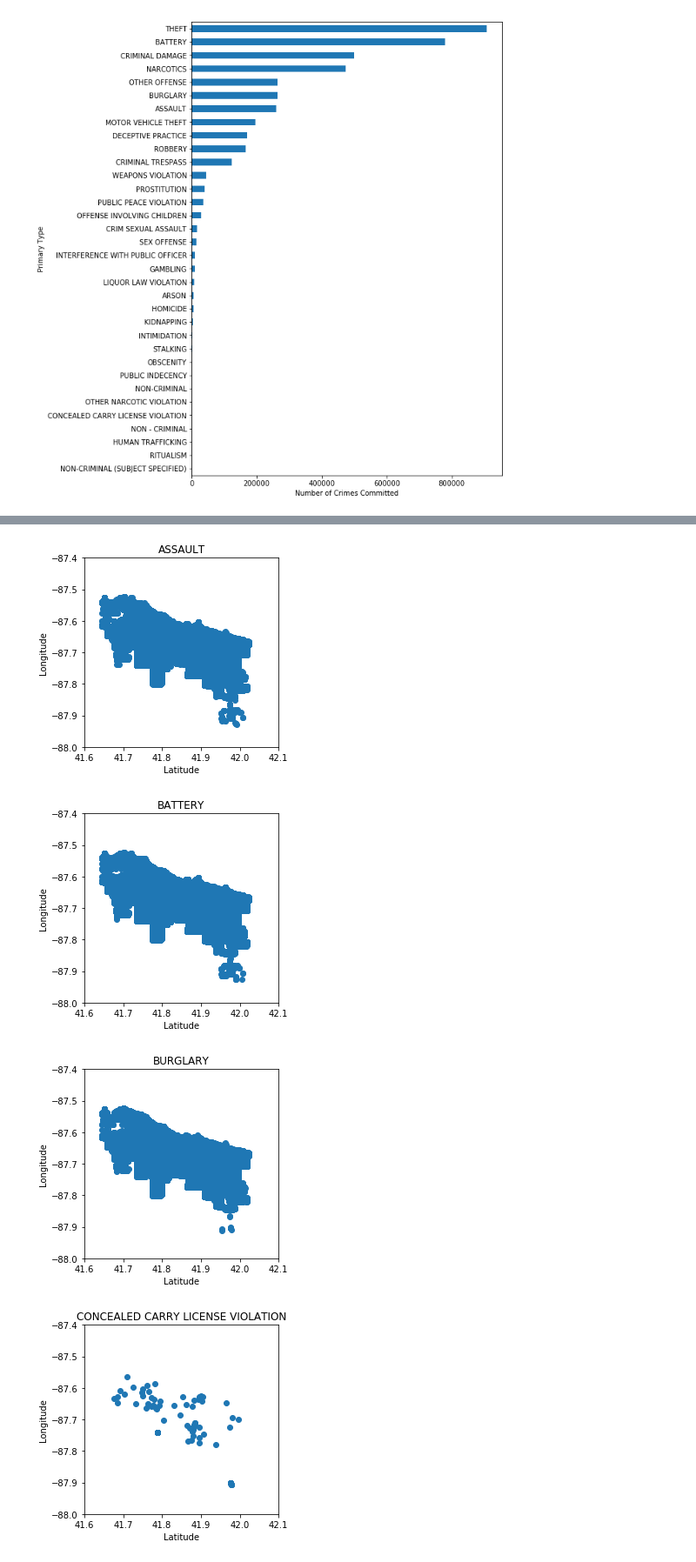
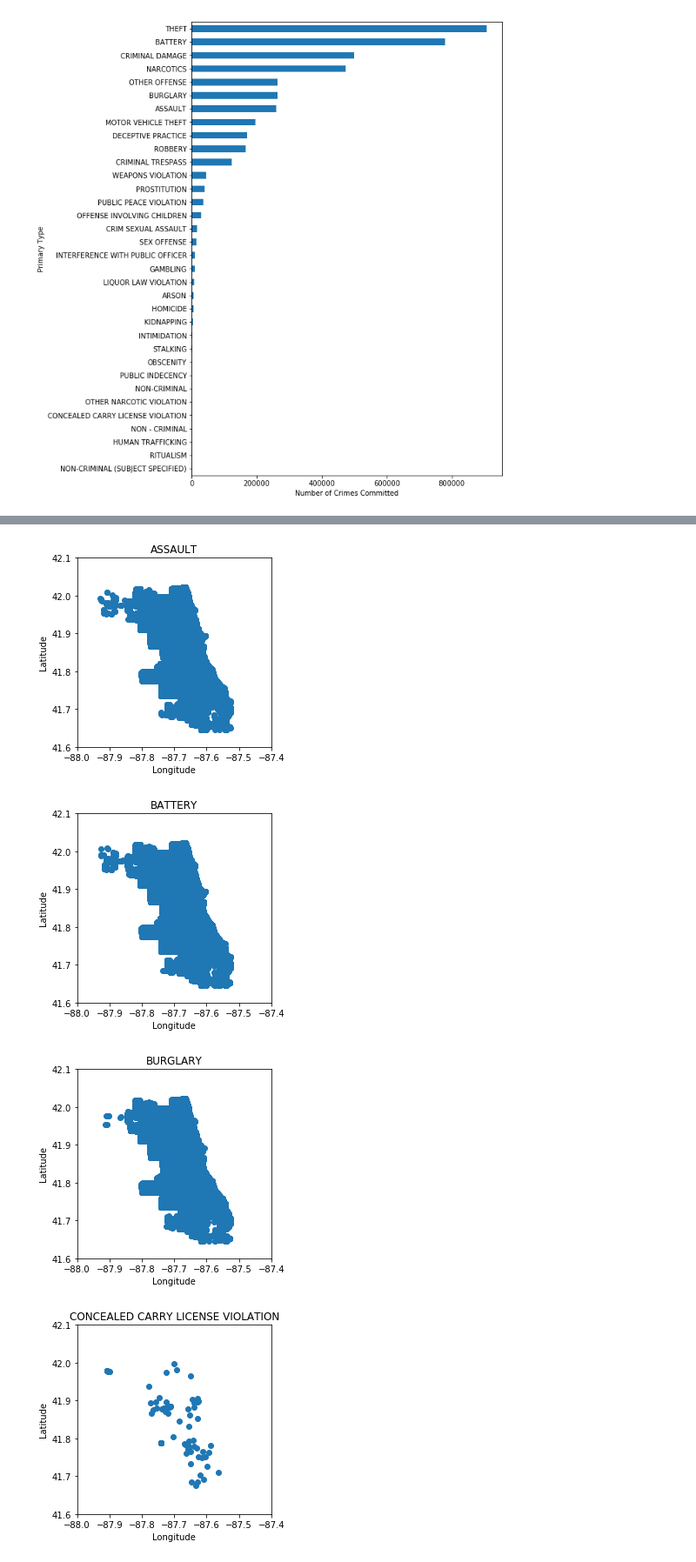
Before and after one commit to ajitkoduri/Chicago-Crime-Analysis, a Jupyter notebook: Chicago Crime Data.ipynb, the cells around one changed output, grey strips where cells are left out. Shown: that part at 87% size. Saved outputs shown, nothing was run; the diff lists cells and outputs as text; code cells hidden in the pictures.

```diff
--- a/Chicago Crime Data.ipynb
+++ b/Chicago Crime Data.ipynb
@@ -91,11 +91,11 @@ Keys = list(Groups.keys())
 # %%
 for key in Keys:
     plt.figure(figsize = (4,4))
-    plt.plot(Groups[key].Latitude, Groups[key].Longitude,'o')
-    plt.xlim(41.6,42.1)
-    plt.ylim(-88,-87.4)
+    plt.plot(Groups[key].Longitude, Groups[key].Latitude,'o')
+    plt.ylim(41.6,42.1)
+    plt.xlim(-88,-87.4)
     plt.title(key)
-    plt.xlabel('Latitude')
-    plt.ylabel('Longitude')
+    plt.ylabel('Latitude')
+    plt.xlabel('Longitude')
     plt.show()
 # %% [output]
@@ -103,4 +104,4 @@ for key in Keys:
-[figure, old version]
+[figure, new version]
-[figure, old version]
+[figure, new version]
-[figure, old version]
+[figure, new version]
-[figure, old version]
+[figure, new version]
```
Also changed, not shown: parts of 1 cell of this notebook.
